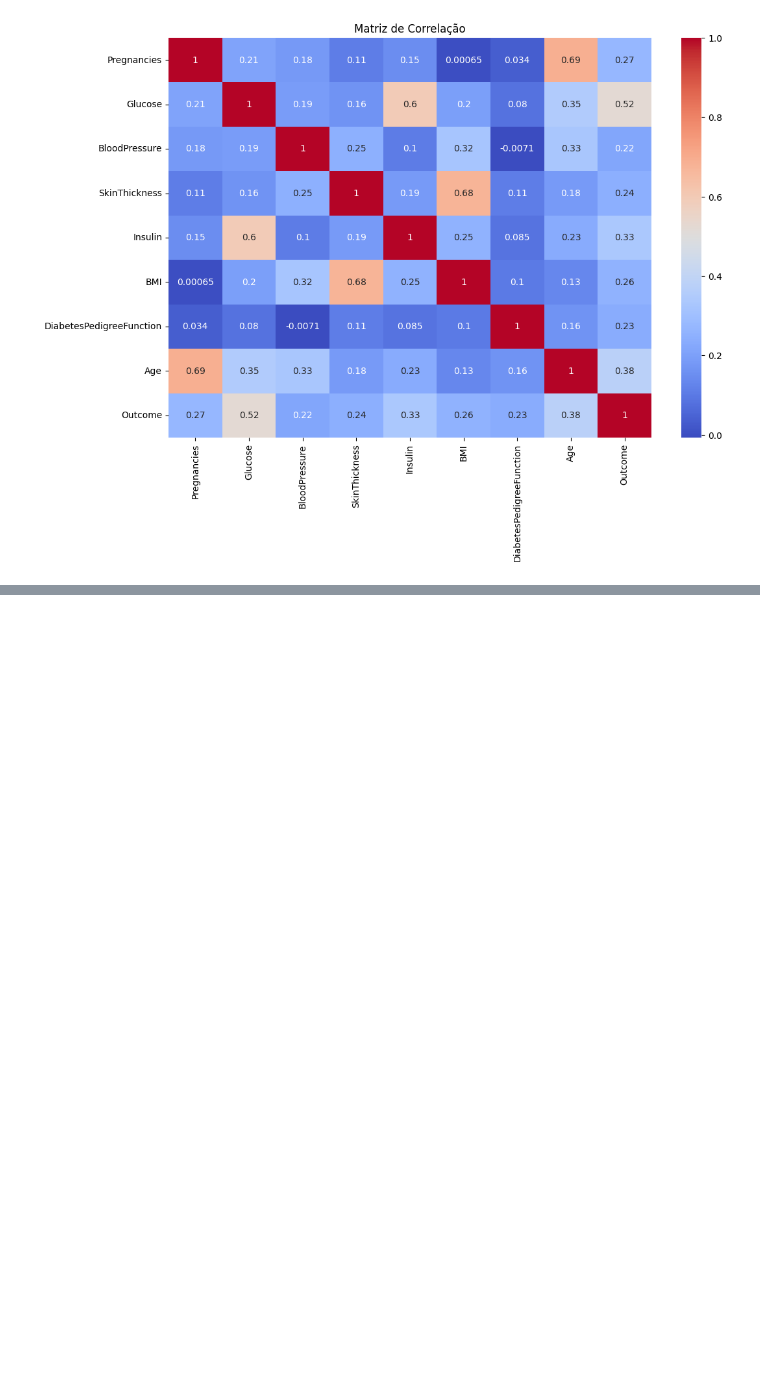
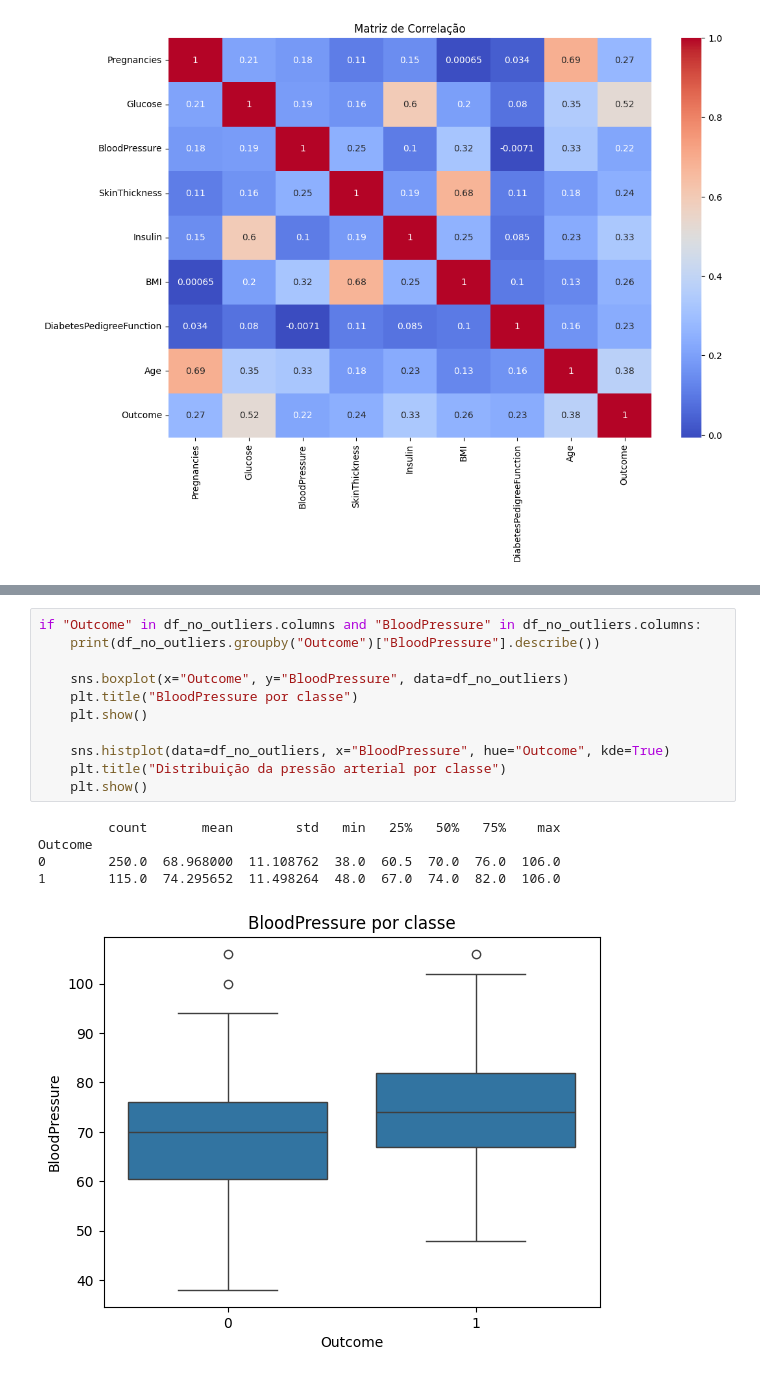
Before and after one commit to mariaclaraps/projeto-ciencia-dos-dados, a Jupyter notebook: notebooks/eda_diabetes.ipynb, the cells around one changed output, grey strips where cells are left out. Saved outputs shown, nothing was run; the diff lists cells and outputs as text; blank space fills up the shorter version.

```diff
--- a/notebooks/eda_diabetes.ipynb
+++ b/notebooks/eda_diabetes.ipynb
@@ -165,0 +208,17 @@ plt.show()
+# %%
+if "Outcome" in df_no_outliers.columns and "BloodPressure" in df_no_outliers.columns:
+    print(df_no_outliers.groupby("Outcome")["BloodPressure"].describe())
+
+    sns.boxplot(x="Outcome", y="BloodPressure", data=df_no_outliers)
+    plt.title("BloodPressure por classe")
+    plt.show()
+
+    sns.histplot(data=df_no_outliers, x="BloodPressure", hue="Outcome", kde=True)
+    plt.title("Distribuição da pressão arterial por classe")
+    plt.show()
+# %% [output]
+         count       mean        std   min   25%   50%   75%    max
+Outcome
+0        250.0  68.968000  11.108762  38.0  60.5  70.0  76.0  106.0
+1        115.0  74.295652  11.498264  48.0  67.0  74.0  82.0  106.0
+[figure, added]
```
Also changed, not shown: parts of 12 cells of this notebook.
